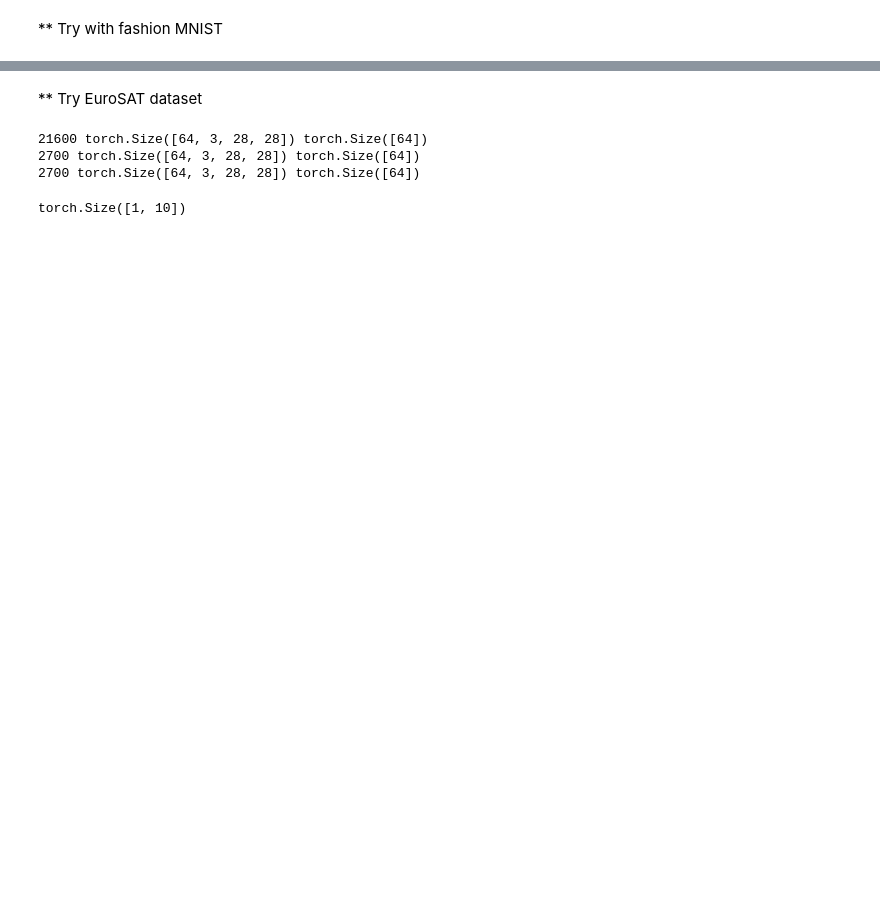
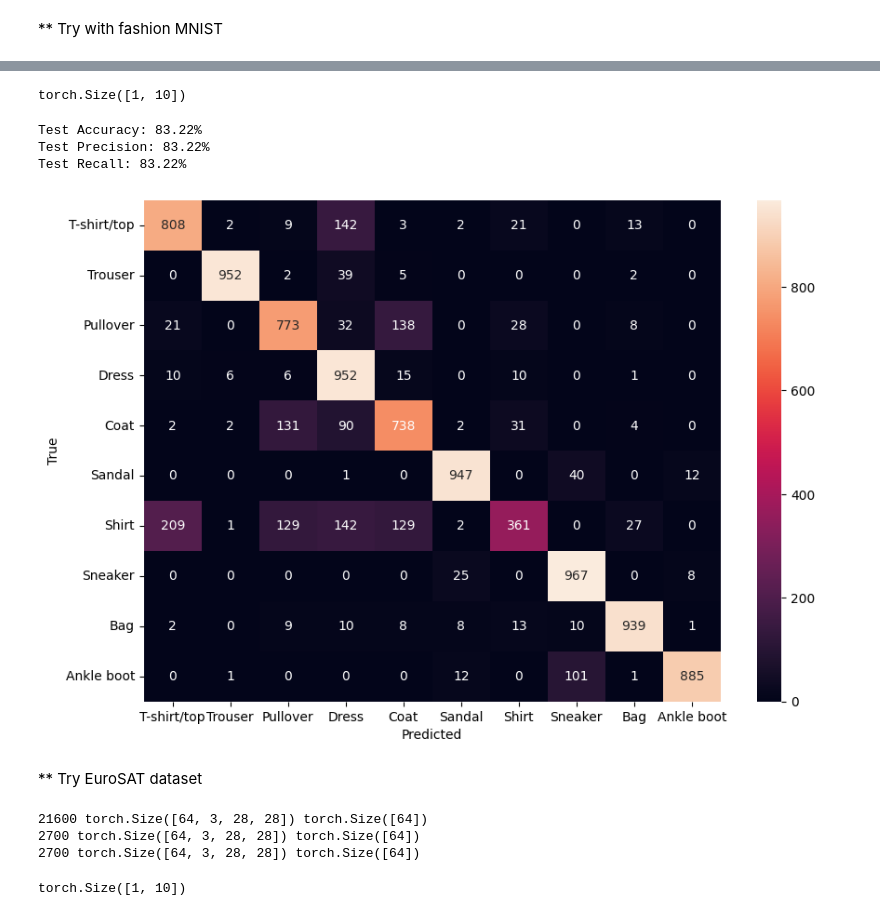
Before and after one commit to calimandaniel/NNProject, a Jupyter notebook: NN_Project_Daniel_Caliman_Nikolas_Jochens.ipynb, the cells around one changed output, grey strips where cells are left out. Cells and saved outputs as stored; diff of their text form; code cells hidden in the pictures; blank space fills up the shorter version.

```diff
--- a/NN_Project_Daniel_Caliman_Nikolas_Jochens.ipynb
+++ b/NN_Project_Daniel_Caliman_Nikolas_Jochens.ipynb
@@ -268,6 +308,8 @@ def evaluate_model(net, loader):
 # %%
-# gmlp_vm = gMLPVisionModel(in_channels=1, n_classes=n_classes, image_size=28, patch_size=2, d_model=256, d_ffn=512, n_layers=6, dropout=0.1).to(device)
-# inp = torch.randn(1, 1, img_size, img_size).to(device)
-# out = gmlp_vm(inp)
-# print(out.shape)
-# del inp, out
+gmlp_vm = gMLPVisionModel(in_channels=1, n_classes=n_classes, image_size=28, patch_size=2, d_model=256, d_ffn=512, n_layers=6, dropout=0.1).to(device)
+inp = torch.randn(1, 1, img_size, img_size).to(device)
+out = gmlp_vm(inp)
+print(out.shape)
+del inp, out
+# %% [output]
+torch.Size([1, 10])
@@ -286,23 +322,25 @@ def evaluate_model(net, loader):
 # %%
-# import seaborn as sns
-# import matplotlib.pyplot as plt
+# Evaluate the model and get the confusion matrix
+test_accuracy, test_precision, test_recall, conf_matrix = evaluate_model(gmlp_vm, test_loader)
 
-# # Evaluate the model and get the confusion matrix
-# test_accuracy, test_precision, test_recall, conf_matrix = evaluate_model(gmlp_vm, test_loader)
+# Print the metrics
+print(f"Test Accuracy: {test_accuracy:.2f}%")
+print(f"Test Precision: {test_precision * 100:.2f}%")
+print(f"Test Recall: {test_recall * 100:.2f}%")
 
-# # Print the metrics
-# print(f"Test Accuracy: {test_accuracy:.2f}%")
-# print(f"Test Precision: {test_precision * 100:.2f}%")
-# print(f"Test Recall: {test_recall * 100:.2f}%")
+class_names = test_data.classes
 
-# class_names = test_data.classes
-
-# # Plot the confusion matrix
-# plt.figure(figsize=(10, 7))
-# sns.heatmap(conf_matrix, annot=True, fmt='d',xticklabels=class_names, yticklabels=class_names)
-# plt.xlabel('Predicted')
-# plt.ylabel('True')
-# plt.show()
+# Plot the confusion matrix
+plt.figure(figsize=(10, 7))
+sns.heatmap(conf_matrix, annot=True, fmt='d',xticklabels=class_names, yticklabels=class_names)
+plt.xlabel('Predicted')
+plt.ylabel('True')
+plt.show()
+# %% [output]
+Test Accuracy: 83.22%
+Test Precision: 83.22%
+Test Recall: 83.22%
+[figure, added]
 # %% [markdown]
 ** Try EuroSAT dataset
 # %%
```
Also changed, not shown: parts of 30 cells of this notebook.
